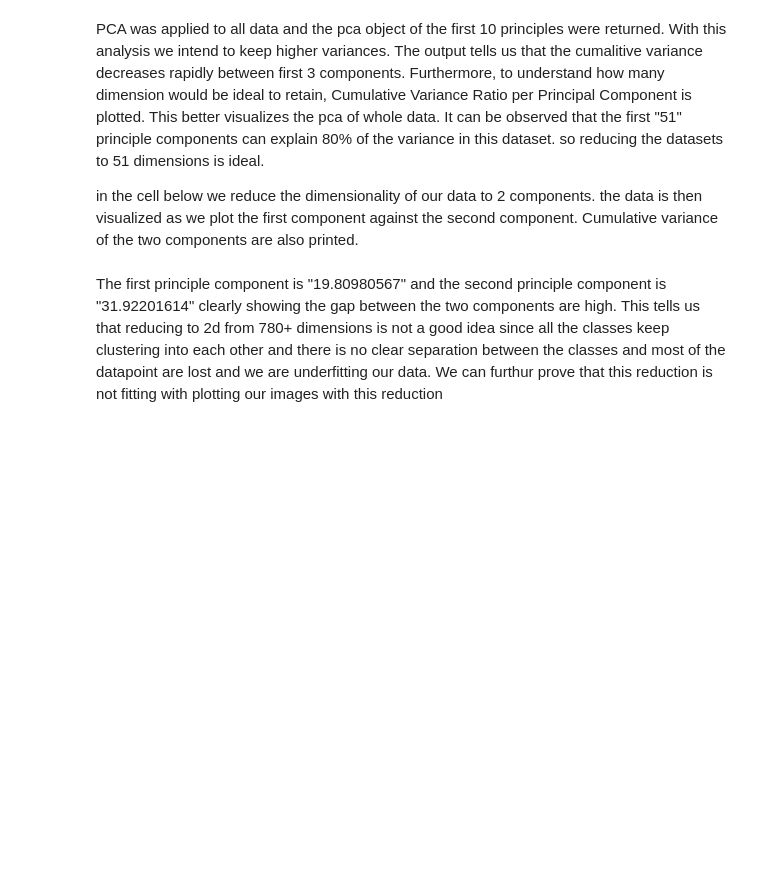
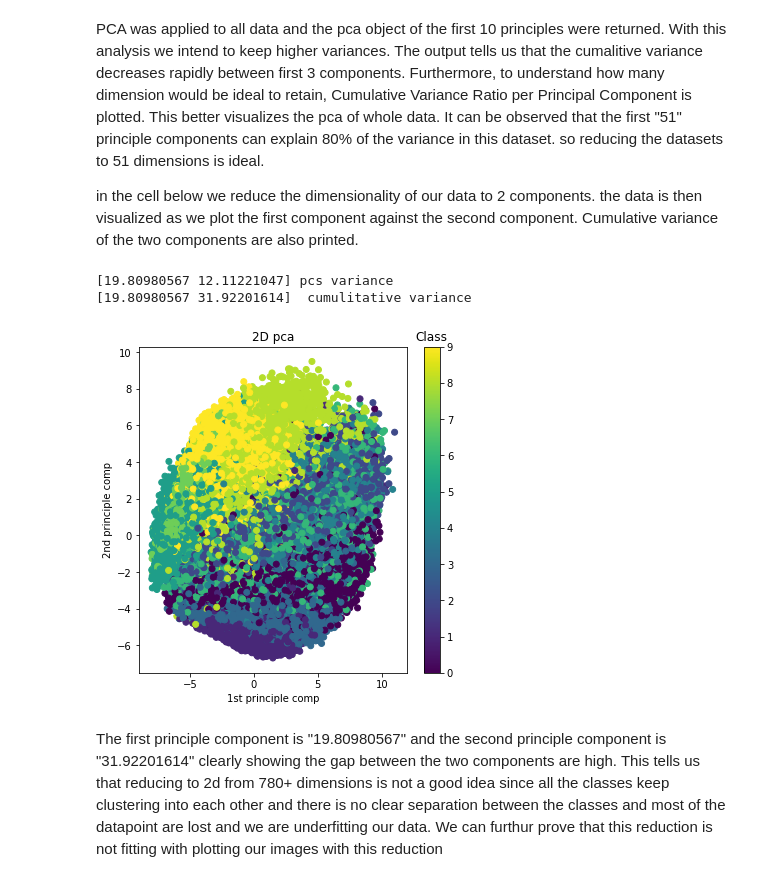
Before and after one commit to RadShiadeh/MLCW, a Jupyter notebook: cw.ipynb, the cells around one changed output. Cells and saved outputs as stored; diff of their text form; code cells hidden in the pictures; blank space fills up the shorter version.

```diff
--- a/cw.ipynb
+++ b/cw.ipynb
@@ -99,19 +115,24 @@ in the cell below we reduce the dimensionality of our data to 2 components. the
 # %%
 pca_2 = PCA(n_components=2)
 fit_2d = pca_2.fit_transform(train_normal)
 explained_var = pca_2.explained_variance_#variance
 cumalitive_var = np.cumsum(explained_var)#cumulative var
 print(explained_var, 'pcs variance')
 print(cumalitive_var, ' cumulitative variance')
 
 
-plt.figure(figsize=(10,10))
+plt.figure(figsize=(6,6))
 scatter = plt.scatter(fit_2d.T[0], fit_2d.T[1], c=train_y_labels)
 clb = plt.colorbar(scatter) #colour coding
 clb.ax.set_title('Class') #colour coding
 plt.xlabel("1st principle comp")
 plt.ylabel("2nd principle comp")
 plt.title('2D pca')
+plt.savefig('2d_PCA_scatter')
+# %% [output]
+[19.80980567 12.11221047] pcs variance
+[19.80980567 31.92201614]  cumulitative variance
+[figure, added]
 # %% [markdown]
 The first principle component is "19.80980567" and the second principle component is "31.92201614" clearly showing the gap between the two components are high. This tells us that reducing to 2d from 780+ dimensions is not a good idea since all the classes keep clustering into each other and there is no clear separation between the classes and most of the datapoint are lost and we are underfitting our data. We can furthur prove that this reduction is not fitting with plotting our images with this reduction
 # %%
```
Also changed, not shown: parts of 36 cells of this notebook.
